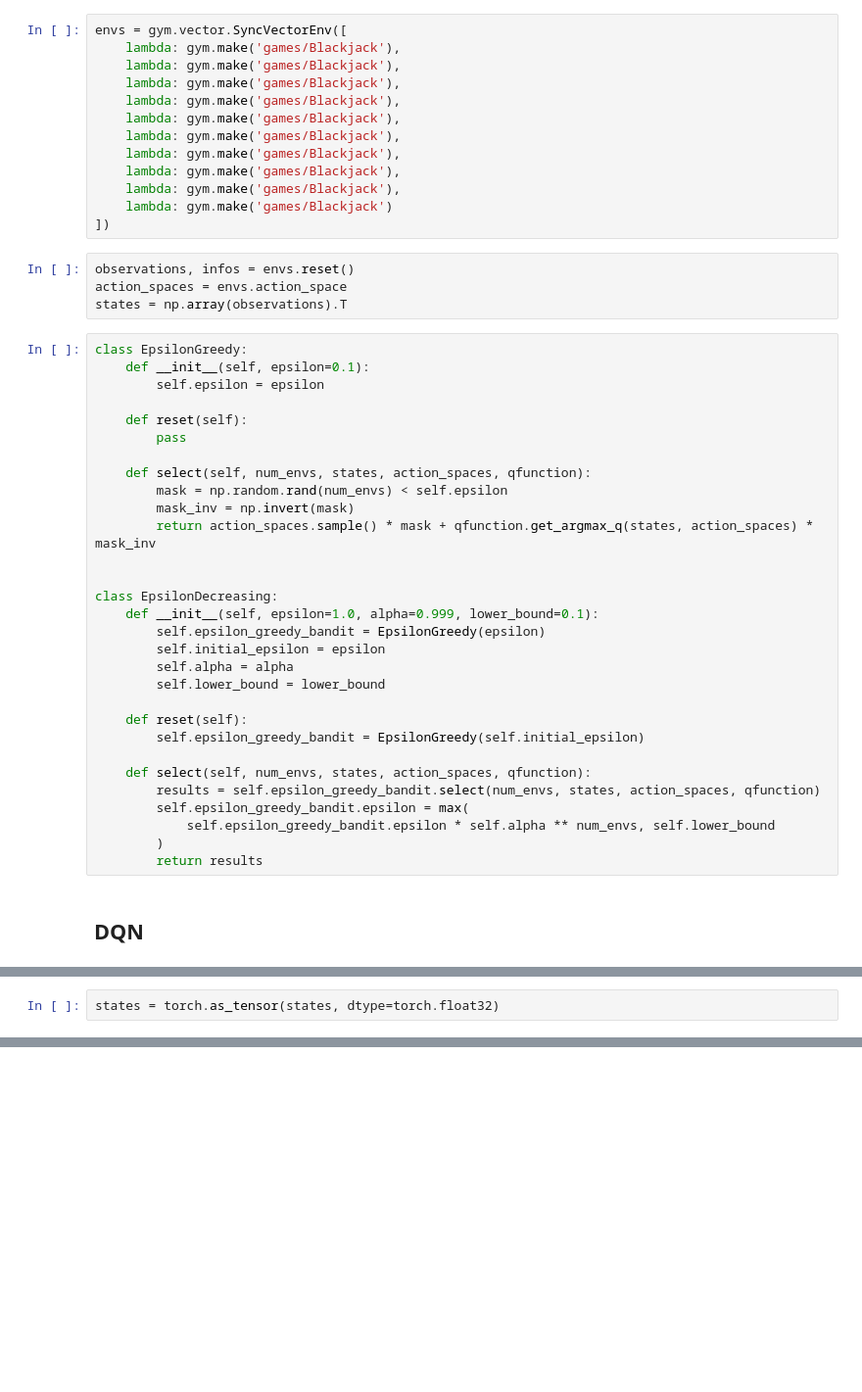
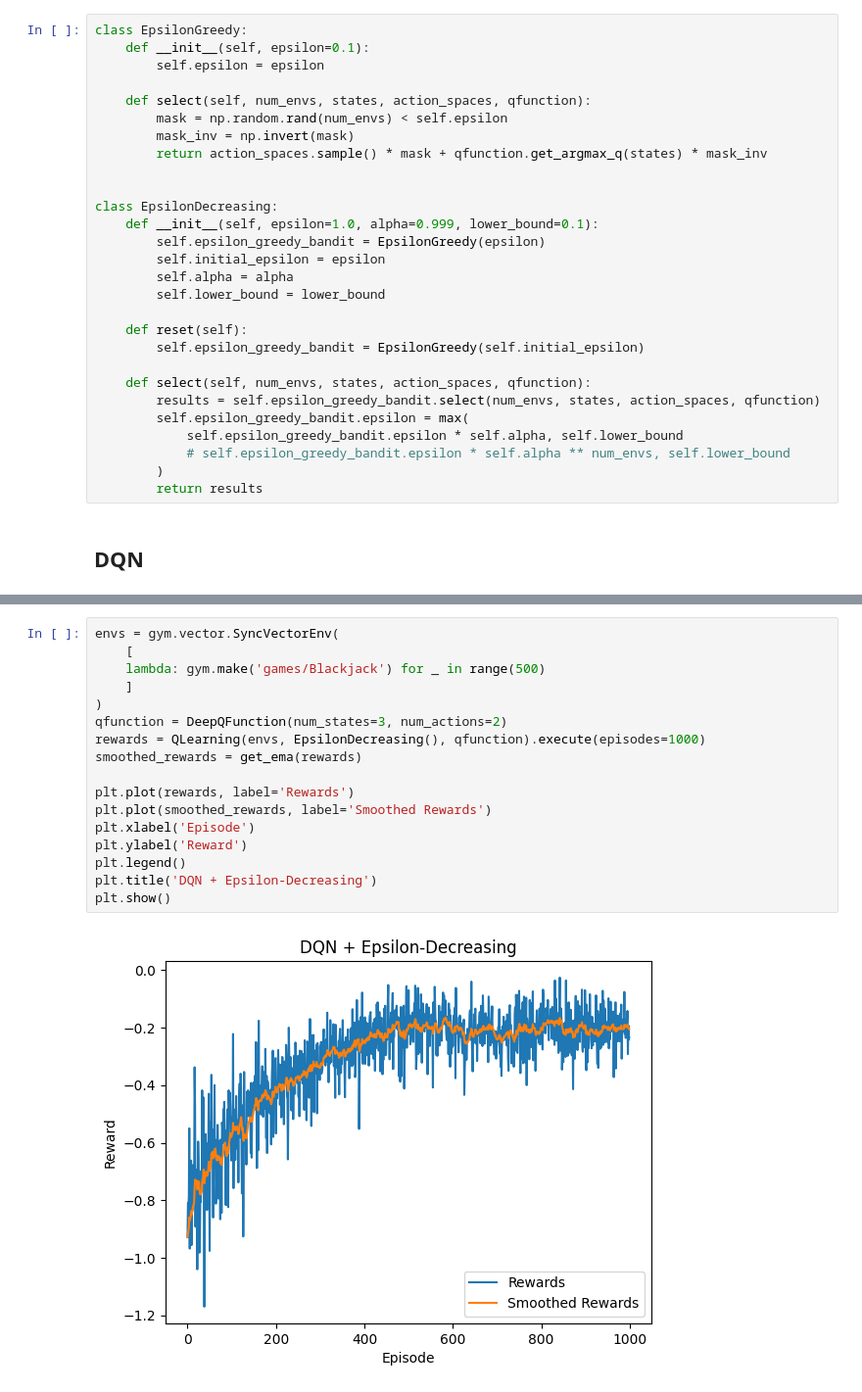
Before and after one commit to yshenbj/rl, a Jupyter notebook: blackjack.ipynb, the cells around one changed output, grey strips where cells are left out. Shown at 98% size. Cells and saved outputs as stored; diff of their text form; blank space fills up the shorter version.

```diff
--- a/blackjack.ipynb
+++ b/blackjack.ipynb
@@ -15,35 +15,15 @@ import torch.nn.functional as F
 import matplotlib.pyplot as plt
 
 import games
-# %%
-envs = gym.vector.SyncVectorEnv([
-    lambda: gym.make('games/Blackjack'),
-    lambda: gym.make('games/Blackjack'),
-    lambda: gym.make('games/Blackjack'),
-    lambda: gym.make('games/Blackjack'),
-    lambda: gym.make('games/Blackjack'),
-    lambda: gym.make('games/Blackjack'),
-    lambda: gym.make('games/Blackjack'),
-    lambda: gym.make('games/Blackjack'),
-    lambda: gym.make('games/Blackjack'),
-    lambda: gym.make('games/Blackjack')
-])
-# %%
-observations, infos = envs.reset()
-action_spaces = envs.action_space
-states = np.array(observations).T
 # %%
 class EpsilonGreedy:
     def __init__(self, epsilon=0.1):
         self.epsilon = epsilon
 
-    def reset(self):
-        pass
-
     def select(self, num_envs, states, action_spaces, qfunction):
         mask = np.random.rand(num_envs) < self.epsilon
         mask_inv = np.invert(mask)
-        return action_spaces.sample() * mask + qfunction.get_argmax_q(states, action_spaces) * mask_inv
+        return action_spaces.sample() * mask + qfunction.get_argmax_q(states) * mask_inv
 
 
 class EpsilonDecreasing:
@@ -59,7 +39,8 @@ class EpsilonDecreasing:
     def select(self, num_envs, states, action_spaces, qfunction):
         results = self.epsilon_greedy_bandit.select(num_envs, states, action_spaces, qfunction)
         self.epsilon_greedy_bandit.epsilon = max(
-            self.epsilon_greedy_bandit.epsilon * self.alpha ** num_envs, self.lower_bound
+            self.epsilon_greedy_bandit.epsilon * self.alpha, self.lower_bound
+            # self.epsilon_greedy_bandit.epsilon * self.alpha ** num_envs, self.lower_bound
         )
         return results
 # %% [markdown]
@@ -121,2 +95,0 @@ f = DeepQFunction(state_space=3, action_space=2)
-# %%
-states = torch.as_tensor(states, dtype=torch.float32)
@@ -200,0 +154,19 @@ def get_ema(rewards, smoothing_factor=0.9):
+# %%
+envs = gym.vector.SyncVectorEnv(
+    [
+    lambda: gym.make('games/Blackjack') for _ in range(500)
+    ]
+)
+qfunction = DeepQFunction(num_states=3, num_actions=2)
+rewards = QLearning(envs, EpsilonDecreasing(), qfunction).execute(episodes=1000)
+smoothed_rewards = get_ema(rewards)
+
+plt.plot(rewards, label='Rewards')
+plt.plot(smoothed_rewards, label='Smoothed Rewards')
+plt.xlabel('Episode')
+plt.ylabel('Reward')
+plt.legend()
+plt.title('DQN + Epsilon-Decreasing')
+plt.show()
+# %% [output]
+[figure, added]
```
Also changed, not shown: parts of 6 cells of this notebook, 2 other files.
